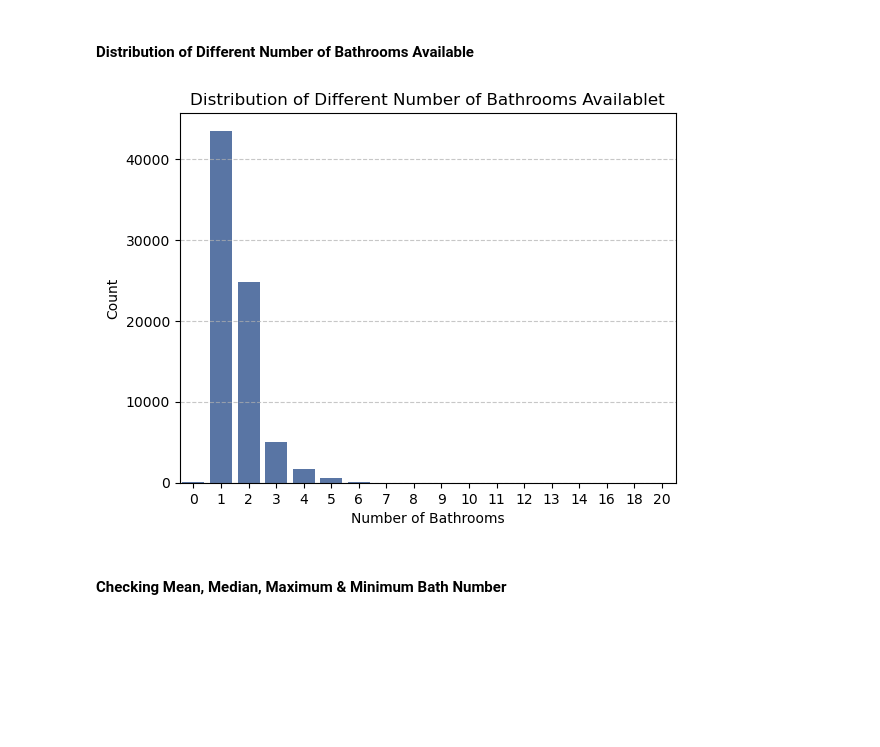
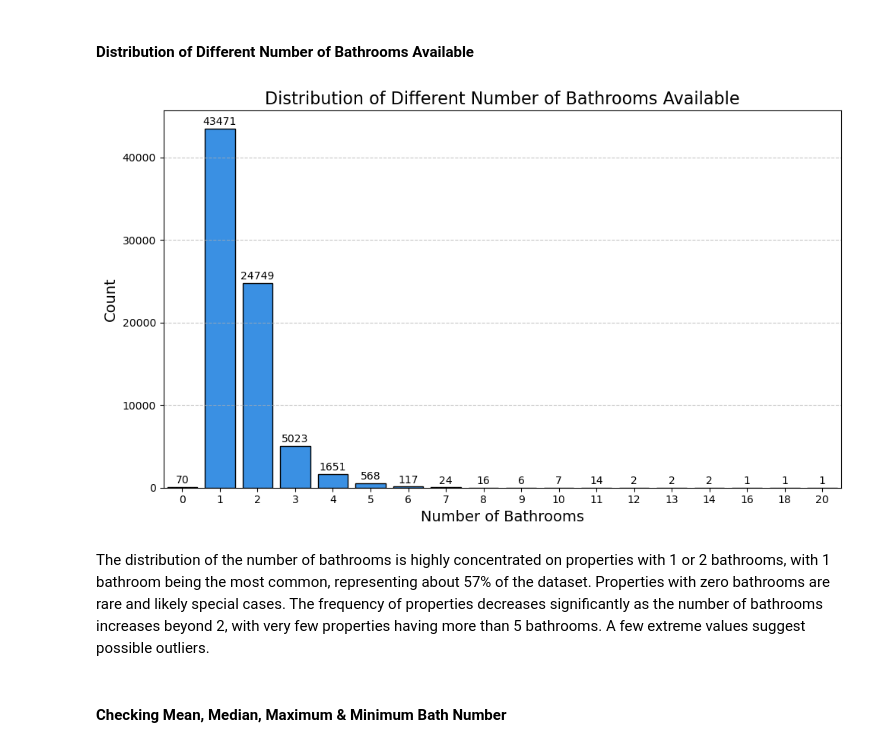
Before and after one commit to Marinaparragonz/Rental-Price-Recommendation-System-in-Madrid-using-Machine-Learning, a Jupyter notebook: EDA.ipynb, the cells around one changed output. Saved outputs shown, nothing was run; the diff lists cells and outputs as text; code cells hidden in the pictures; blank space fills up the shorter version.

```diff
--- a/EDA.ipynb
+++ b/EDA.ipynb
@@ -252,0 +275,2 @@ Index(['ASSETID', 'PERIOD', 'PRICE', 'UNITPRICE', 'CONSTRUCTEDAREA',
+# %%
+data = data.dropna()
@@ -396,16 +498,18 @@ Lowest Constructed Area: 21
 # %% [markdown]
 #### Distribution of Different Number of Rooms Available
 # %%
-bhk_counts = data['ROOMNUMBER'].value_counts().sort_index()
+plt.figure(figsize=(10,6))
 
+sns.barplot(x=bhk_counts.index, y=bhk_counts.values, color='dodgerblue', edgecolor='black')
 
-sns.barplot(x=bhk_counts.index, y=bhk_counts.values, color='#4c72b0')
+for i, v in enumerate(bhk_counts.values):
+    plt.text(i, v + max(bhk_counts.values)*0.01, str(v), ha='center', fontsize=10)
 
-
-plt.title('Distribution of Different Number of Rooms Available')
-plt.xlabel('Number of BHK')
-plt.ylabel('Count')
+plt.title('Distribution of Different Number of Rooms Available', fontsize=16)
+plt.xlabel('Number of BHK', fontsize=14)
+plt.ylabel('Count', fontsize=14)
 plt.grid(axis='y', linestyle='--', alpha=0.7)
 
+plt.tight_layout()
 plt.show()
 # %% [output]
@@ -428,18 +534,30 @@ Lowest Room Number: 0
 # %% [markdown]
 #### Distribution of Different Number of Bathrooms Available
 # %%
+import seaborn as sns
+import matplotlib.pyplot as plt
+
 bath_counts = data['BATHNUMBER'].value_counts().sort_index()
 
-sns.barplot(x=bath_counts.index, y=bath_counts.values, color='#4c72b0')
+plt.figure(figsize=(10,6))
 
-plt.title('Distribution of Different Number of Bathrooms Availablet')
-plt.xlabel('Number of Bathrooms')
-plt.ylabel('Count')
+sns.barplot(x=bath_counts.index, y=bath_counts.values, color='dodgerblue', edgecolor='black')
+
+# Añadimos etiquetas encima de cada barra
+for i, v in enumerate(bath_counts.values):
+    plt.text(i, v + max(bath_counts.values)*0.01, str(v), ha='center', fontsize=10)
+
+plt.title('Distribution of Different Number of Bathrooms Available', fontsize=16)
+plt.xlabel('Number of Bathrooms', fontsize=14)
+plt.ylabel('Count', fontsize=14)
 plt.grid(axis='y', linestyle='--', alpha=0.7)
 
+plt.tight_layout()
 plt.show()
 # %% [output]
-[figure, old version]
+[figure, new version]
+# %% [markdown]
+The distribution of the number of bathrooms is highly concentrated on properties with 1 or 2 bathrooms, with 1 bathroom being the most common, representing about 57% of the dataset. Properties with zero bathrooms are rare and likely special cases. The frequency of properties decreases significantly as the number of bathrooms increases beyond 2, with very few properties having more than 5 bathrooms. A few extreme values suggest possible outliers.
 # %% [markdown]
 #### Checking Mean, Median, Maximum & Minimum Bath Number
 # %%
```
Also changed, not shown: parts of 53 cells of this notebook.
